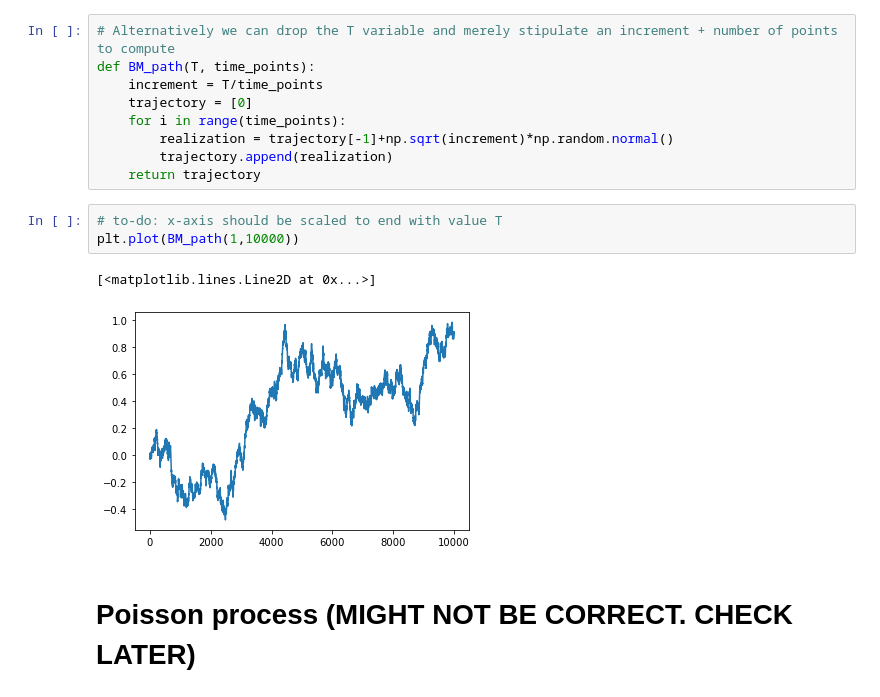
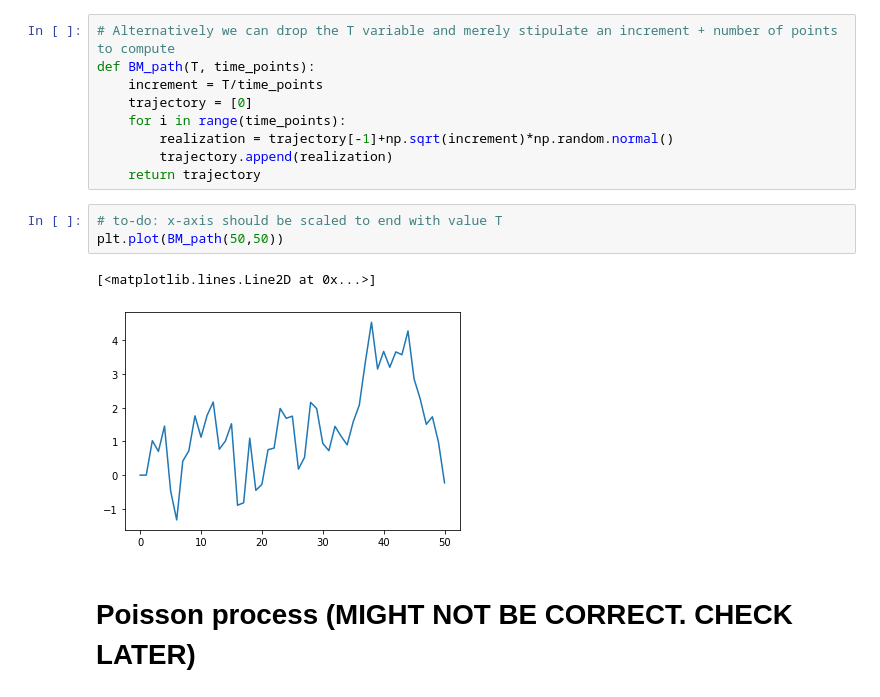
Before and after one commit to iatrogenic/levy-processes, a Jupyter notebook: Code/Simulations.ipynb, the cells around one changed output. Saved outputs shown, nothing was run; the diff lists cells and outputs as text.

```diff
--- a/Code/Simulations.ipynb
+++ b/Code/Simulations.ipynb
@@ -21,10 +21,10 @@ def BM_path(T, time_points):
     return trajectory
 # %%
 # to-do: x-axis should be scaled to end with value T
-plt.plot(BM_path(1,10000))
+plt.plot(BM_path(50,50))
 # %% [output]
 [<matplotlib.lines.Line2D at 0x...>]
-[figure, old version]
+[figure, new version]
 # %% [markdown]
 # Poisson process (MIGHT NOT BE CORRECT. CHECK LATER)
 # %% [markdown]
```
Also changed, not shown: parts of 12 cells of this notebook.
